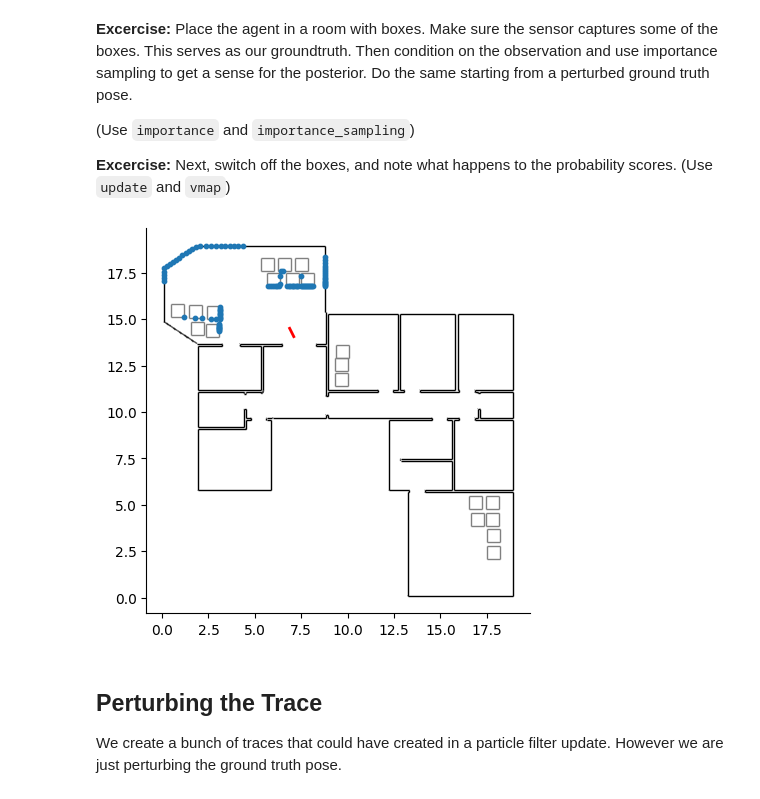
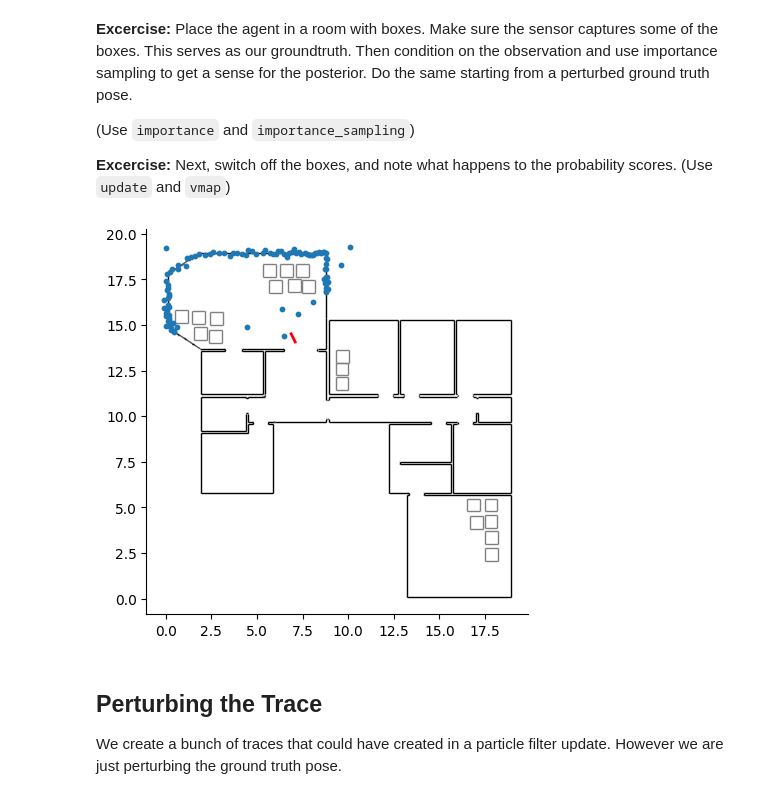
Before and after one commit to probcomp/chi-sight-mkl, a Jupyter notebook: notebooks/22 - Hierarchical Sensor Model - Teaching.ipynb, the cells around one changed output. Saved outputs shown, nothing was run; the diff lists cells and outputs as text; code cells hidden in the pictures.

```diff
--- a/notebooks/22 - Hierarchical Sensor Model - Teaching.ipynb
+++ b/notebooks/22 - Hierarchical Sensor Model - Teaching.ipynb
@@ -105,10 +87,19 @@ render = make_render_fct([map_mesh, box_mesh, table])
 # %% [output]
 [E rasterize_gl.cpp:121] OpenGL version reported as 4.6
 Increasing frame buffer size to (width, height, depth) = (128, 32, 1024)
+# %%
+def lift_pose(v, z=0.0, pitch=0.0, roll=0.0):
+    """Lifts a 2d pose veoctor (x1,x2,hd) to 3d"""
+    x  = v[:2]
+    hd = v[2]
+    return pack_pose(
+        jnp.concatenate([x, jnp.array([z])]),
+        from_euler(hd) @ CAM_ALONG_X
+    )
 # %%
 t  = 40
 p  = _ps[t]
-X  = render(lift_pose(p[:2], p[2]), inds=[0,1])
+X  = render(lift_pose(p), inds=[0,1])
 xs = X[0][:,[0,2]]
 xs = apply_2dpose(p, xs)
 
@@ -216 +212,16 @@ def make_anchored_model(w:int, zmax:float, sensor_model_type:str="constrained"):
+# %%
+from genjax import tfp_uniform as uniform
+from xsight.likelihood import make_constrained_sensor_model, make_baseline_sensor_model
+from functools import lru_cache
+
+
+def make_sensor_model(w:int, zmax:float, sensor_model_type:str="constrained"):
+    """
+    Returns a sensor model with given filter size and maximal sensor range.
+    (The corresponding code can be found in `11 - Constrained Likelihood.ipynb`)
+    """
+    match sensor_model_type:
+        case "constrained": return make_constrained_sensor_model(zmax, w)
+        case "baseline"   : return make_baseline_sensor_model(zmax, w)
+        case _: raise f"Unknown sensor model type: ``{sensor_model_type}''"
 # %%
@@ -264,7 +264,7 @@ def make_model(w:int, zmax:float, sensor_model_type:str):
 
 **Excercise:** Write a distribution over the unit circle by "wrapping" a normal distribution around it.
 # %%
-def plot_tr(tr, ax=None, title="", boxes=True):
+def plot_tr(tr, ax=None, title="", boxes=True, size=10, c="r", c_data="C0"):
 
     if ax is None:
         plt.figure(figsize=(5,5))
@@ -276,13 +276,12 @@ def plot_tr(tr, ax=None, title="", boxes=True):
     # ===============================
     if len(title) > 0: ax.set_title(f"{title}")
     ax.set_aspect(1)
-    # ax.axis("off")
     ax.spines['top'].set_visible(False)
     ax.spines['right'].set_visible(False)
     plot_segs(_segs, c="k", zorder=1, ax=ax)
     if boxes: plot_segs(_boxes, c="gray", zorder=1, ax=ax)
-    ax.scatter(*apply_2dpose(p, xs).T, s=10, zorder=2)
-    plot_pose(p, r=.5, zorder=3,ax=ax)
+    ax.scatter(*apply_2dpose(p, xs).T, s=size, zorder=2, c=c_data)
+    plot_pose(p, r=.5, zorder=3,ax=ax, c=c)
 # %% [markdown]
 - Try out hierachical model with model created data, including the outliers. forget about boxes for a second.
 - Create data with high outlier model, then eval low outlier model.
@@ -309,23 +309,23 @@ def make_constraints(X, sensor_model_type):
 # %%
 w     = 0
 zmax  = 10.0
 
 sensor_model_type = ["constrained", "baseline"][0]
 model = make_model(w, zmax, sensor_model_type)
-key = keysplit(key)
 ch = choice_map({
         'x':  jnp.array(_ps[35,:2]),
         'hd': adjust_angle(_ps[35, 2]),
-        'sig':     1e-6,
-        'outlier': 0.0,
+        'sig':     1e-1,
+        'outlier': 0.1,
 })
-args = (jnp.array([0,1]),)
+args = (jnp.array([0]),)
+key = keysplit(key)
 w, tr = model.importance(key, ch, args)
 
-
+p,X = tr.retval
 # ========================================
 plot_tr(tr)
 # %% [output]
-[figure, old version]
+[figure, new version]
 # %%
 def get_data_logprobs(tr):
```
Also changed, not shown: parts of 37 cells of this notebook, 1 other file.
